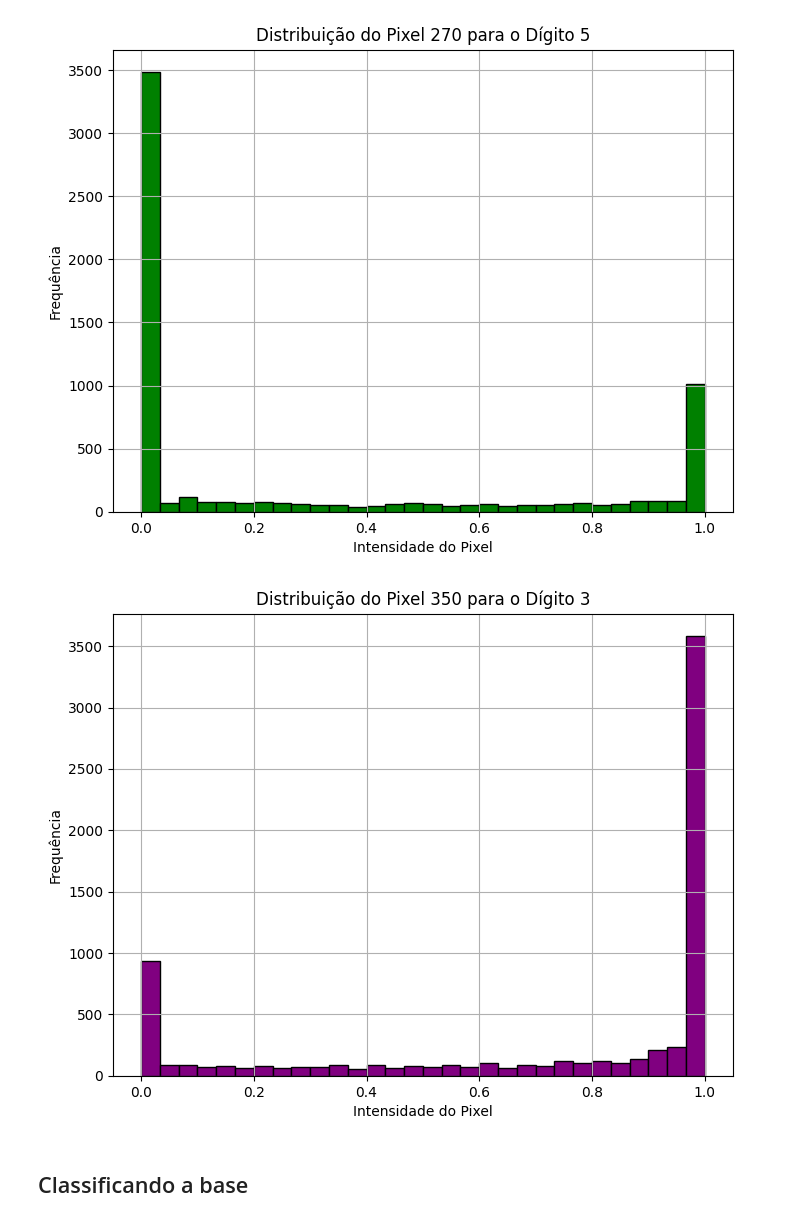
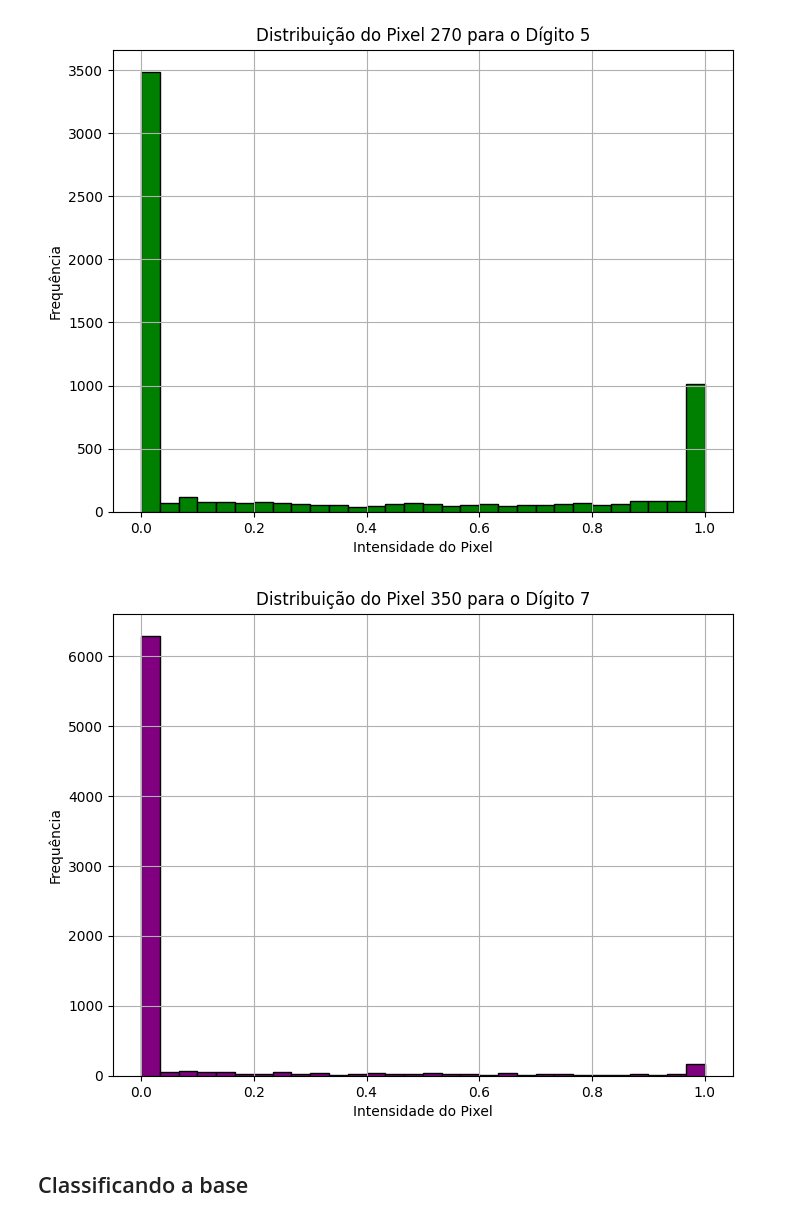
Before and after one commit to milton-salgado/estatistica-e-probabilidade, a Jupyter notebook: projetos/projeto_03.ipynb, the cells around one changed output. Saved outputs shown, nothing was run; the diff lists cells and outputs as text; code cells hidden in the pictures.

```diff
--- a/projetos/projeto_03.ipynb
+++ b/projetos/projeto_03.ipynb
@@ -388,22 +388,22 @@ plt.show()
 # %% [output]
 [figure]
 # %%
-# Distribuição mais próxima da Bernoulli para o dígito 3 no píxel 350
+# Distribuição mais próxima da Bernoulli para o dígito 7 no píxel 350
 
 # Definindo o dígito e o pixel a serem analisados
-dig = 3
+dig = 7
 pixel = 350
 
 # Plotando o histograma para o pixel específico do dígito selecionado
 plt.figure(figsize=(8, 6))
 plt.hist(X[y == str(dig)]['pixel' + str(pixel)], bins=30, color='purple', edgecolor='black')
 plt.title(f'Distribuição do Pixel {pixel} para o Dígito {dig}')
 plt.xlabel('Intensidade do Pixel')
 plt.ylabel('Frequência')
 plt.grid(True)
 plt.show()
 # %% [output]
-[figure, old version]
+[figure, new version]
 # %% [markdown]
 ## Classificando a base
 # %% [markdown]
```
Also changed, not shown: parts of 14 cells of this notebook.
